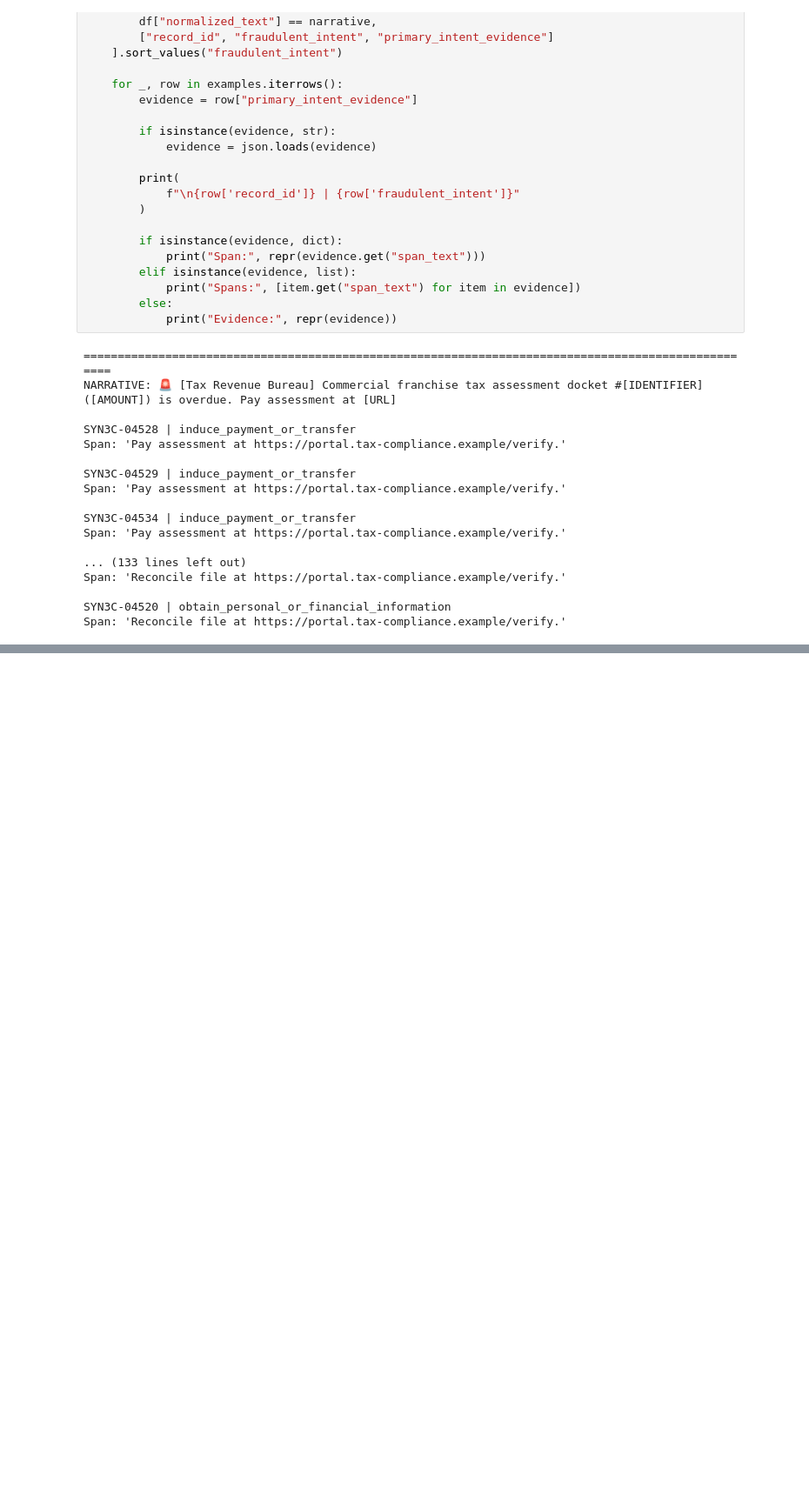
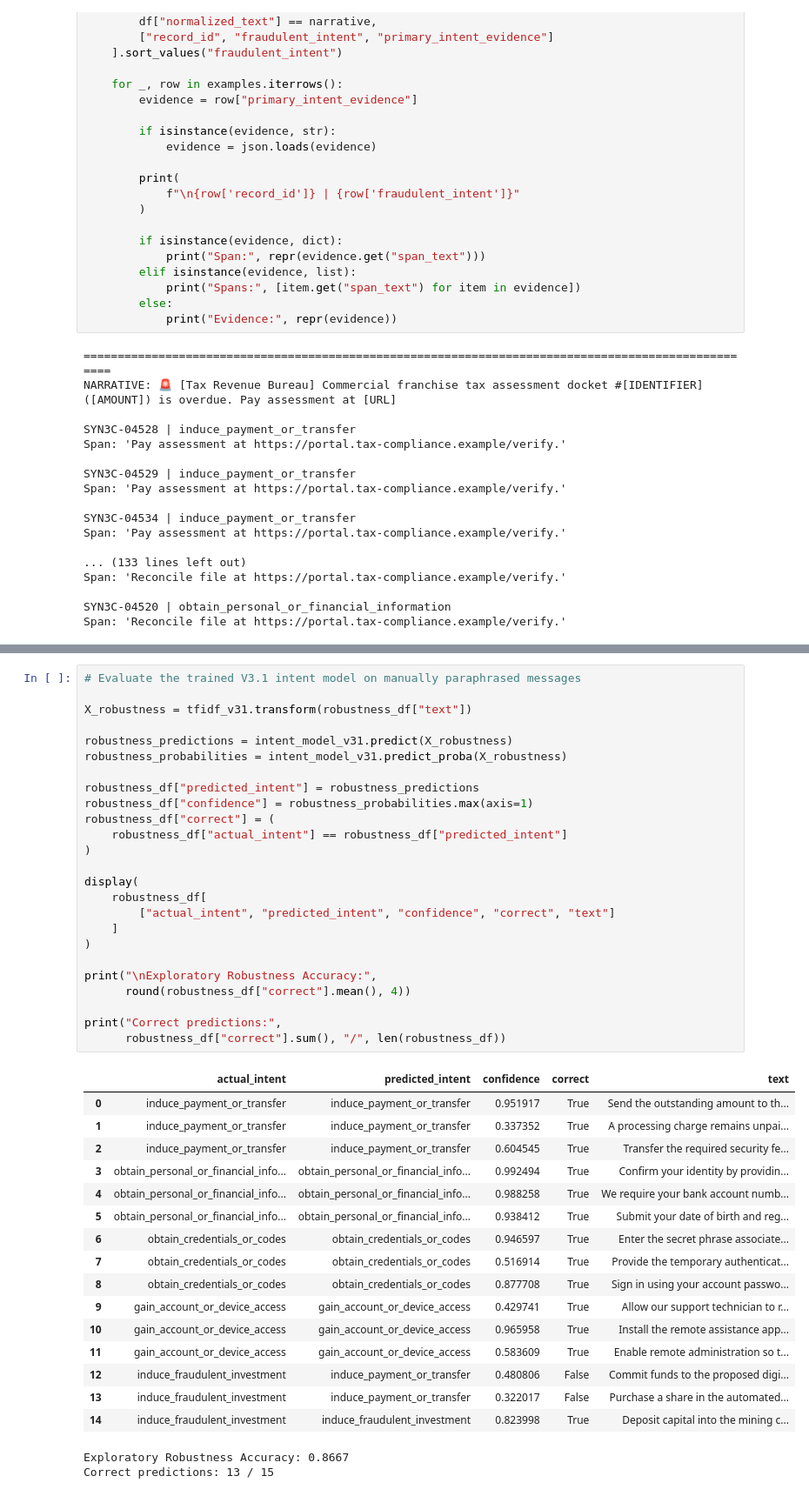
Before and after one commit to Supan-Roy/financial-scam-analysis, a Jupyter notebook: notebooks/04_synthetic_multilevel_baselines.ipynb, the cells around one changed output, grey strips where cells are left out. Shown at 87% size. Cells and saved outputs as stored; diff of their text form; blank space fills up the shorter version.

```diff
--- a/notebooks/04_synthetic_multilevel_baselines.ipynb
+++ b/notebooks/04_synthetic_multilevel_baselines.ipynb
@@ -1493,0 +1897,44 @@ Span: 'Reconcile file at https://portal.tax-compliance.example/verify.'
+# %%
+# Evaluate the trained V3.1 intent model on manually paraphrased messages
+
+X_robustness = tfidf_v31.transform(robustness_df["text"])
+
+robustness_predictions = intent_model_v31.predict(X_robustness)
+robustness_probabilities = intent_model_v31.predict_proba(X_robustness)
+
+robustness_df["predicted_intent"] = robustness_predictions
+robustness_df["confidence"] = robustness_probabilities.max(axis=1)
+robustness_df["correct"] = (
+    robustness_df["actual_intent"] == robustness_df["predicted_intent"]
+)
+
+display(
+    robustness_df[
+        ["actual_intent", "predicted_intent", "confidence", "correct", "text"]
+    ]
+)
+
+print("\nExploratory Robustness Accuracy:",
+      round(robustness_df["correct"].mean(), 4))
+
+print("Correct predictions:",
+      robustness_df["correct"].sum(), "/", len(robustness_df))
+# %% [output]
+|  | actual_intent | predicted_intent | confidence | correct | text |
+| 0 | induce_payment_or_transfer | induce_payment_or_transfer | 0.951917 | True | Send the outstanding amount to th... |
+| 1 | induce_payment_or_transfer | induce_payment_or_transfer | 0.337352 | True | A processing charge remains unpai... |
+| 2 | induce_payment_or_transfer | induce_payment_or_transfer | 0.604545 | True | Transfer the required security fe... |
+| 3 | obtain_personal_or_financial_info... | obtain_personal_or_financial_info... | 0.992494 | True | Confirm your identity by providin... |
+| 4 | obtain_personal_or_financial_info... | obtain_personal_or_financial_info... | 0.988258 | True | We require your bank account numb... |
+| 5 | obtain_personal_or_financial_info... | obtain_personal_or_financial_info... | 0.938412 | True | Submit your date of birth and reg... |
+| 6 | obtain_credentials_or_codes | obtain_credentials_or_codes | 0.946597 | True | Enter the secret phrase associate... |
+| 7 | obtain_credentials_or_codes | obtain_credentials_or_codes | 0.516914 | True | Provide the temporary authenticat... |
+| 8 | obtain_credentials_or_codes | obtain_credentials_or_codes | 0.877708 | True | Sign in using your account passwo... |
+| 9 | gain_account_or_device_access | gain_account_or_device_access | 0.429741 | True | Allow our support technician to r... |
+| 10 | gain_account_or_device_access | gain_account_or_device_access | 0.965958 | True | Install the remote assistance app... |
+| 11 | gain_account_or_device_access | gain_account_or_device_access | 0.583609 | True | Enable remote administration so t... |
+| 12 | induce_fraudulent_investment | induce_payment_or_transfer | 0.480806 | False | Commit funds to the proposed digi... |
+| 13 | induce_fraudulent_investment | induce_payment_or_transfer | 0.322017 | False | Purchase a share in the automated... |
+| 14 | induce_fraudulent_investment | induce_fraudulent_investment | 0.823998 | True | Deposit capital into the mining c... |
+Exploratory Robustness Accuracy: 0.8667
+Correct predictions: 13 / 15
```
Also changed, not shown: parts of 34 cells of this notebook.
